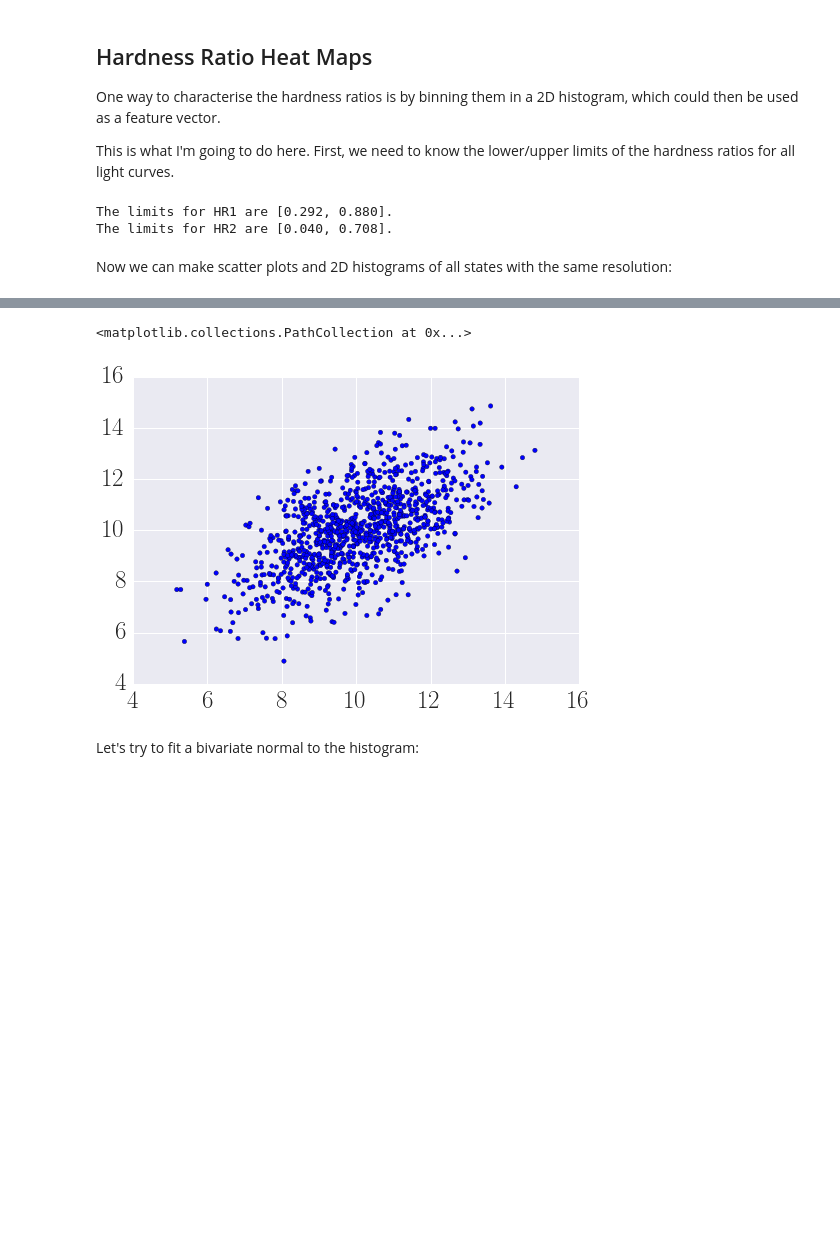
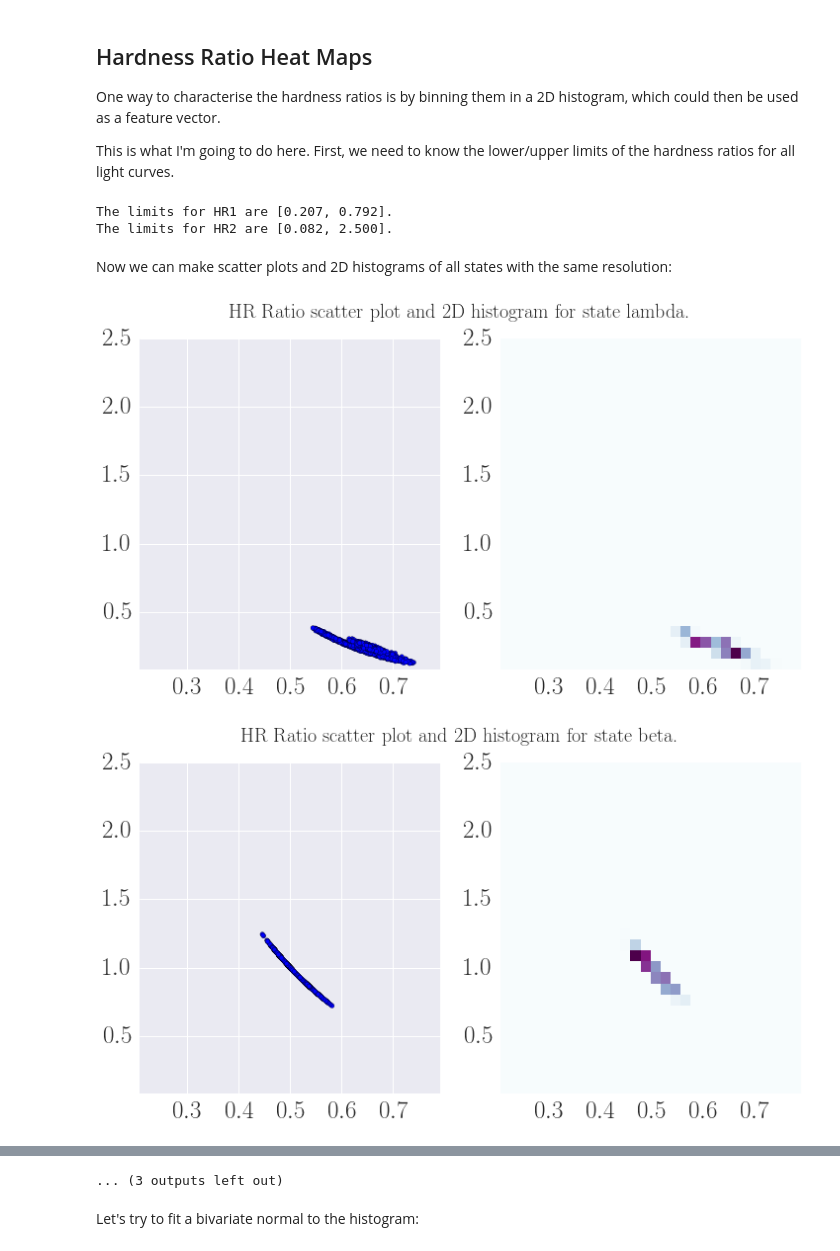
Before and after one commit to dhuppenkothen/BlackHoleMagic, a Jupyter notebook: GRS1915_DataVisualisation.ipynb, the cells around one changed output, grey strips where cells are left out. Drawn from its saved outputs; the diff is of its cells as text; code cells hidden in the pictures; blank space fills up the shorter version.

```diff
--- a/GRS1915_DataVisualisation.ipynb
+++ b/GRS1915_DataVisualisation.ipynb
@@ -37,7 +37,7 @@ or matplotlib.backends is imported for the first time.
 
   warnings.warn(_use_error_msg)
 # %%
-f = open("grs1915_clean_label_125ms.dat")
+f = open("grs1915_clean_label_1s.dat")
 d_all = pickle.load(f)
 f.close()
 # %% [markdown]
@@ -165,7 +165,7 @@ for i,d in enumerate(d_all):
     low_counts = data[:,2]
     high_counts = data[:,3]
     hr1 = low_counts/counts
-    hr2 = high_counts/counts
+    hr2 = high_counts/low_counts
     if any(np.isnan(hr1)):
         print("NaN in HR1 in light curve %i!"%i)
     if any(np.isnan(hr2)):
@@ -184,34 +184,37 @@ hr2_min, hr2_max = np.min(hr2_lower), np.max(hr2_upper)
 print("The limits for HR1 are [%.3f, %.3f]."%(hr1_min, hr1_max))
 print("The limits for HR2 are [%.3f, %.3f]."%(hr2_min, hr2_max))
 # %% [output]
-The limits for HR1 are [0.292, 0.880].
-The limits for HR2 are [0.040, 0.708].
+The limits for HR1 are [0.207, 0.792].
+The limits for HR2 are [0.082, 2.500].
 # %% [markdown]
 Now we can make scatter plots and 2D histograms of all states with the same resolution:
 # %%
 for d in d_all_unique:
     state = d[1]
     data = d[0]
     times = data[:,0]
     counts = data[:,1]
     low_counts = data[:,2]
     high_counts = data[:,3]
     hr1 = low_counts/counts
-    hr2 = high_counts/counts
+    hr2 = high_counts/low_counts
     h, xedges, yedges = np.histogram2d(hr1, hr2, bins=30,
                                        range=[[hr1_min, hr1_max], [hr2_min, hr2_max]])
     h = np.rot90(h)
     h = np.flipud(h)
 
     fig = plt.figure(figsize=(12,6))
     plt.subplot(1,2,1)
     plt.scatter(hr1, hr2)
     plt.axis([hr1_min, hr1_max, hr2_min, hr2_max])
     plt.subplot(1,2,2)
     plt.pcolormesh(xedges,yedges,h,cmap='BuPu' )
     plt.axis([hr1_min, hr1_max, hr2_min, hr2_max])
 
     plt.suptitle("HR Ratio scatter plot and 2D histogram for state %s."%state, fontsize=20)
 
-    plt.savefig("grs1915_%s_2dhist.pdf"%state, format="pdf")
-    plt.close()
+    #plt.savefig("grs1915_%s_2dhist.pdf"%state, format="pdf")
+    #plt.close()
+# %% [output]
+[figure, added]
+[figure, added]
@@ -218,18 +231,4 @@ for d in d_all_unique:
+... (3 outputs left out)
-# %%
-N = 1000
-
-sigma1 = 2.0
-sigma2 = 1.0
-mu = [10, 10]
-alpha_deg = 45.0
-alpha = alpha_deg * np.pi / 180
-np.random.seed(0)
-X = bivariate_normal(mu, sigma1, sigma2, alpha, N)
-np.shape(X)
-plt.scatter(X[:,0], X[:,1])
-# %% [output]
-<matplotlib.collections.PathCollection at 0x...>
-[figure, removed]
 # %% [markdown]
 Let's try to fit a bivariate normal to the histogram:
 # %%
```
Also changed, not shown: parts of 15 cells of this notebook, 3 other files.
